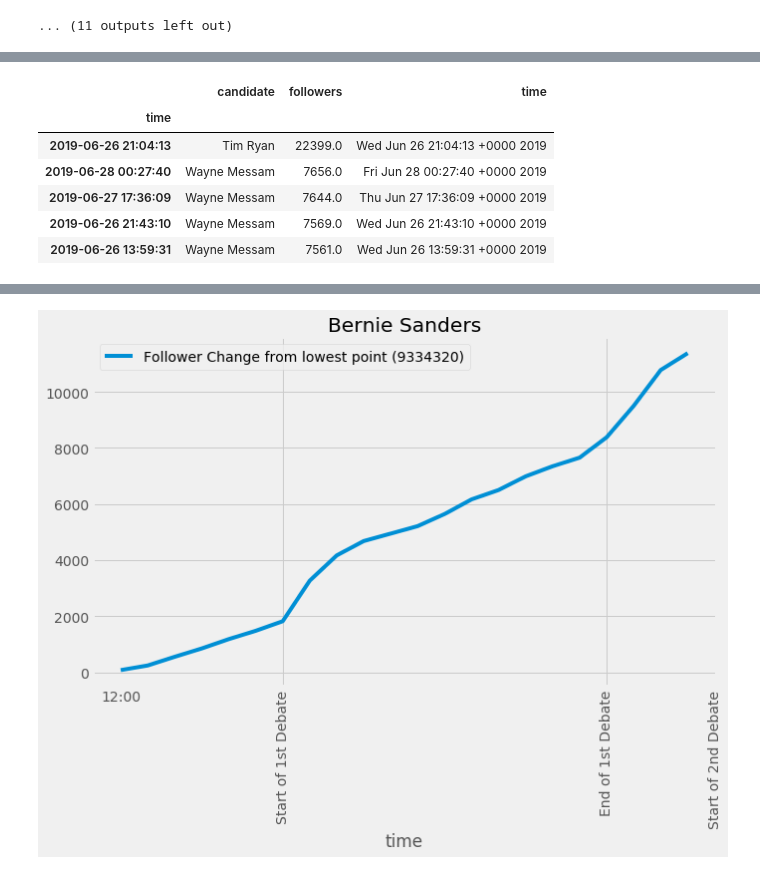
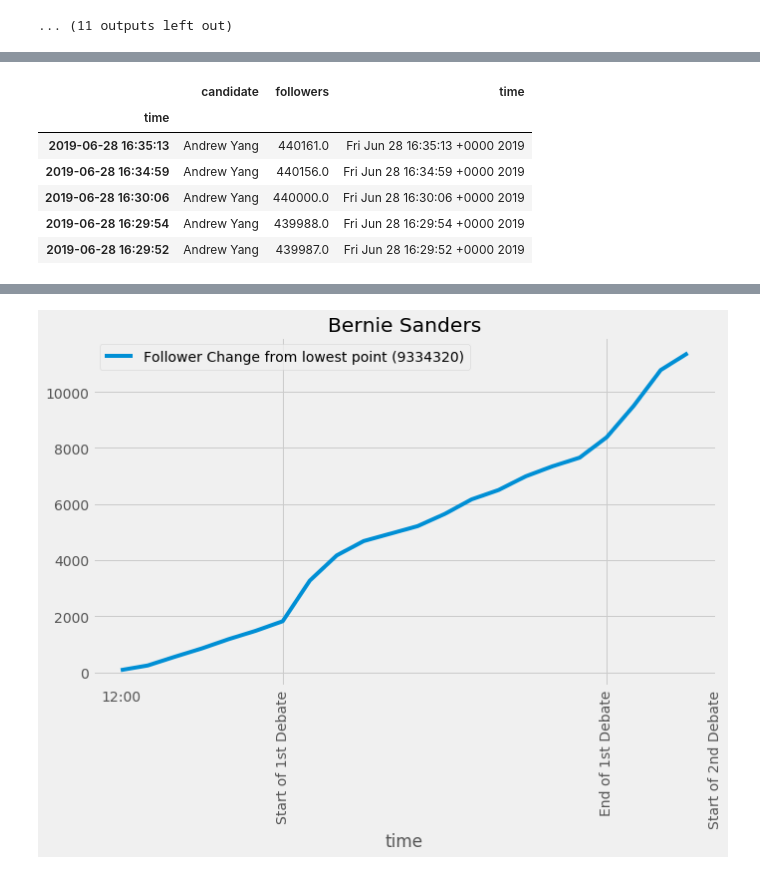
Before and after one commit to danjizquierdo/1stPrimaryDebateNight2020, a Jupyter notebook: SentimentalNotebook.ipynb, the cells around one changed output, grey strips where cells are left out. Cells and saved outputs as stored; diff of their text form; code cells hidden in the pictures.

```diff
--- a/SentimentalNotebook.ipynb
+++ b/SentimentalNotebook.ipynb
@@ -168,11 +121,12 @@ rt_df.set_index(pd.to_datetime(rt_df['time']),inplace=True)
 rt_df.dropna(inplace=True)
-# %%
-rt_df.tail()
-# %% [output]
-|  | candidate | followers | time |
-| time |  |  |  |
-| 2019-06-26 21:04:13 | Tim Ryan | 22399.0 | Wed Jun 26 21:04:13 +0000 2019 |
-| 2019-06-28 00:27:40 | Wayne Messam | 7656.0 | Fri Jun 28 00:27:40 +0000 2019 |
-| 2019-06-27 17:36:09 | Wayne Messam | 7644.0 | Thu Jun 27 17:36:09 +0000 2019 |
-| 2019-06-26 21:43:10 | Wayne Messam | 7569.0 | Wed Jun 26 21:43:10 +0000 2019 |
-| 2019-06-26 13:59:31 | Wayne Messam | 7561.0 | Wed Jun 26 13:59:31 +0000 2019 |
+# %%
+# Make sure everything looks okay
+rt_df.head()
+# %% [output]
+|  | candidate | followers | time |
+| time |  |  |  |
+| 2019-06-28 16:35:13 | Andrew Yang | 440161.0 | Fri Jun 28 16:35:13 +0000 2019 |
+| 2019-06-28 16:34:59 | Andrew Yang | 440156.0 | Fri Jun 28 16:34:59 +0000 2019 |
+| 2019-06-28 16:30:06 | Andrew Yang | 440000.0 | Fri Jun 28 16:30:06 +0000 2019 |
+| 2019-06-28 16:29:54 | Andrew Yang | 439988.0 | Fri Jun 28 16:29:54 +0000 2019 |
+| 2019-06-28 16:29:52 | Andrew Yang | 439987.0 | Fri Jun 28 16:29:52 +0000 2019 |
```
Also changed, not shown: parts of 21 cells of this notebook.
